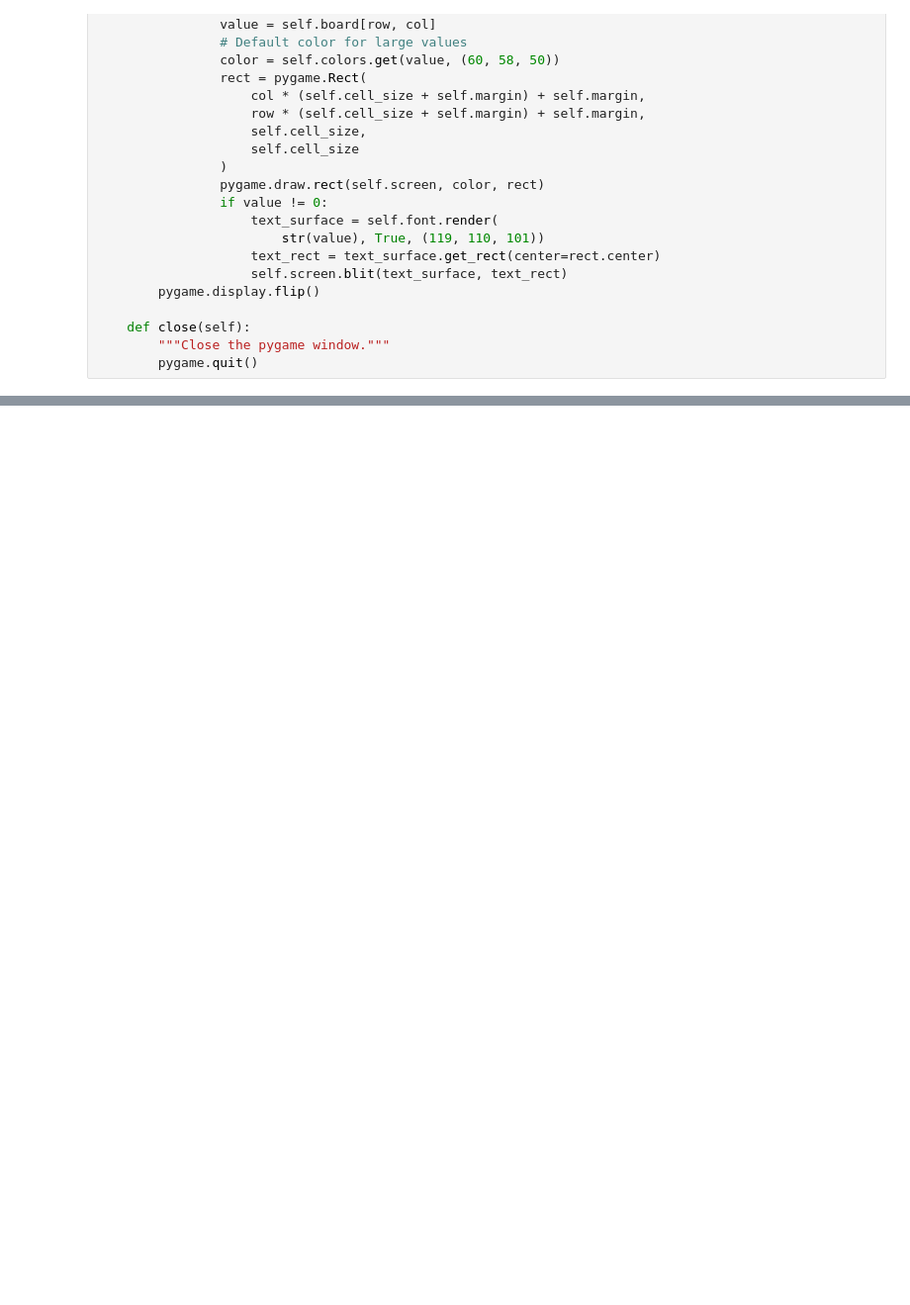
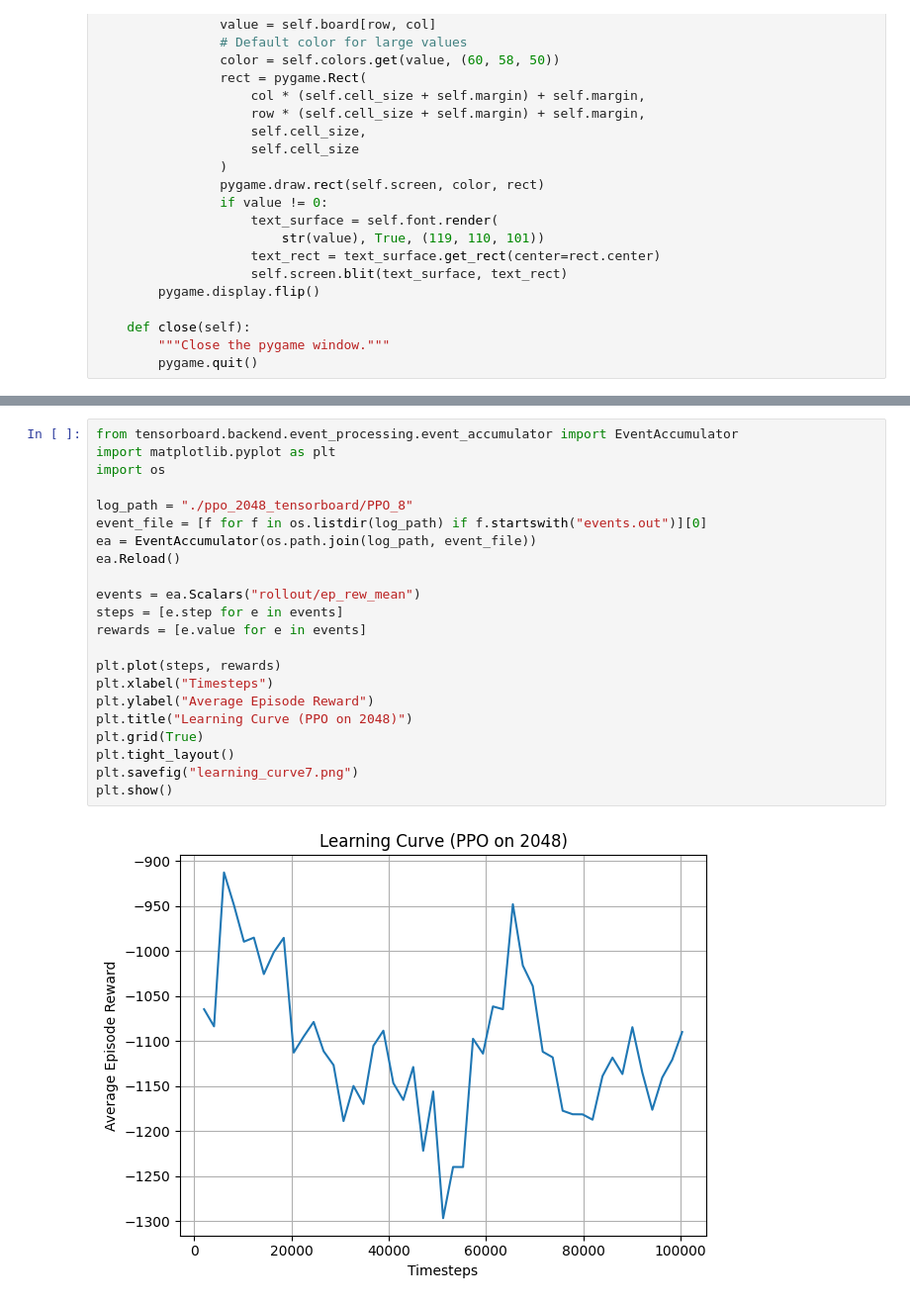
Before and after one commit to nkwiecienn/GamesWithRL, a Jupyter notebook: 2048.ipynb, the cells around one changed output, grey strips where cells are left out. Shown: that part at 99% size. Drawn from its saved outputs; the diff is of its cells as text; blank space fills up the shorter version.

```diff
--- a/2048.ipynb
+++ b/2048.ipynb
@@ -127,0 +134,24 @@ Game Over!, Total Score is 640
+# %%
+from tensorboard.backend.event_processing.event_accumulator import EventAccumulator
+import matplotlib.pyplot as plt
+import os
+
+log_path = "./ppo_2048_tensorboard/PPO_8"
+event_file = [f for f in os.listdir(log_path) if f.startswith("events.out")][0]
+ea = EventAccumulator(os.path.join(log_path, event_file))
+ea.Reload()
+
+events = ea.Scalars("rollout/ep_rew_mean")
+steps = [e.step for e in events]
+rewards = [e.value for e in events]
+
+plt.plot(steps, rewards)
+plt.xlabel("Timesteps")
+plt.ylabel("Average Episode Reward")
+plt.title("Learning Curve (PPO on 2048)")
+plt.grid(True)
+plt.tight_layout()
+plt.savefig("learning_curve7.png")
+plt.show()
+# %% [output]
+[figure, added]
```
Also changed, not shown: parts of 4 cells of this notebook, 2 other files.
